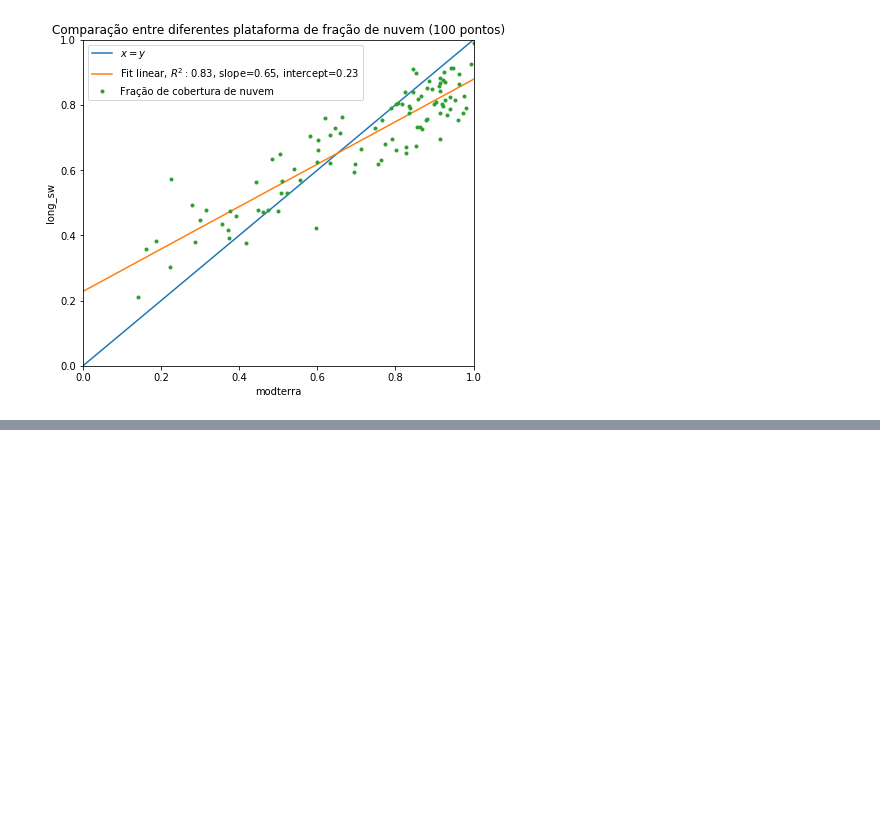
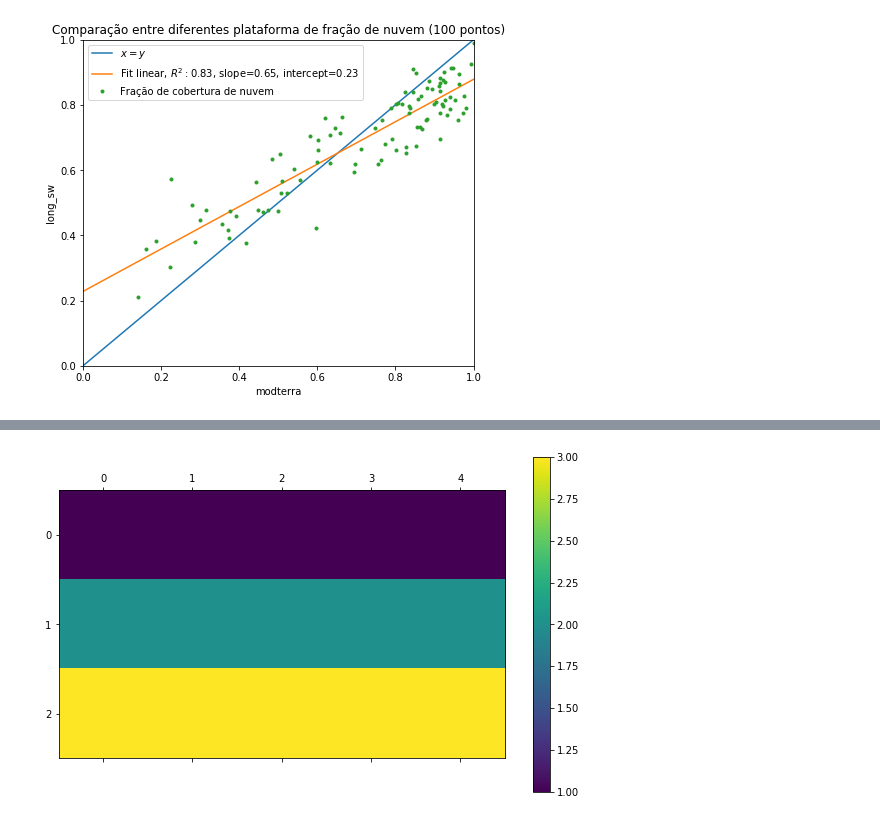
Before and after one commit to danlessa/danlessa-lfa, a Jupyter notebook: notebooks/relatorio_quick.ipynb, the cells around one changed output, grey strips where cells are left out. Saved outputs shown, nothing was run; the diff lists cells and outputs as text; code cells hidden in the pictures; blank space fills up the shorter version.

```diff
--- a/notebooks/relatorio_quick.ipynb
+++ b/notebooks/relatorio_quick.ipynb
@@ -327,0 +328,11 @@ plt.show()
+# %%
+x = np.ones(5) * 1
+y = np.ones(5) * 2
+z = np.ones(5) * 3
+mtr = np.array([x, y, z])
+# %%
+plt.matshow(mtr)
+plt.colorbar()
+plt.show()
+# %% [output]
+[figure, added]
```
Also changed, not shown: parts of 6 cells of this notebook, 11 other files.
